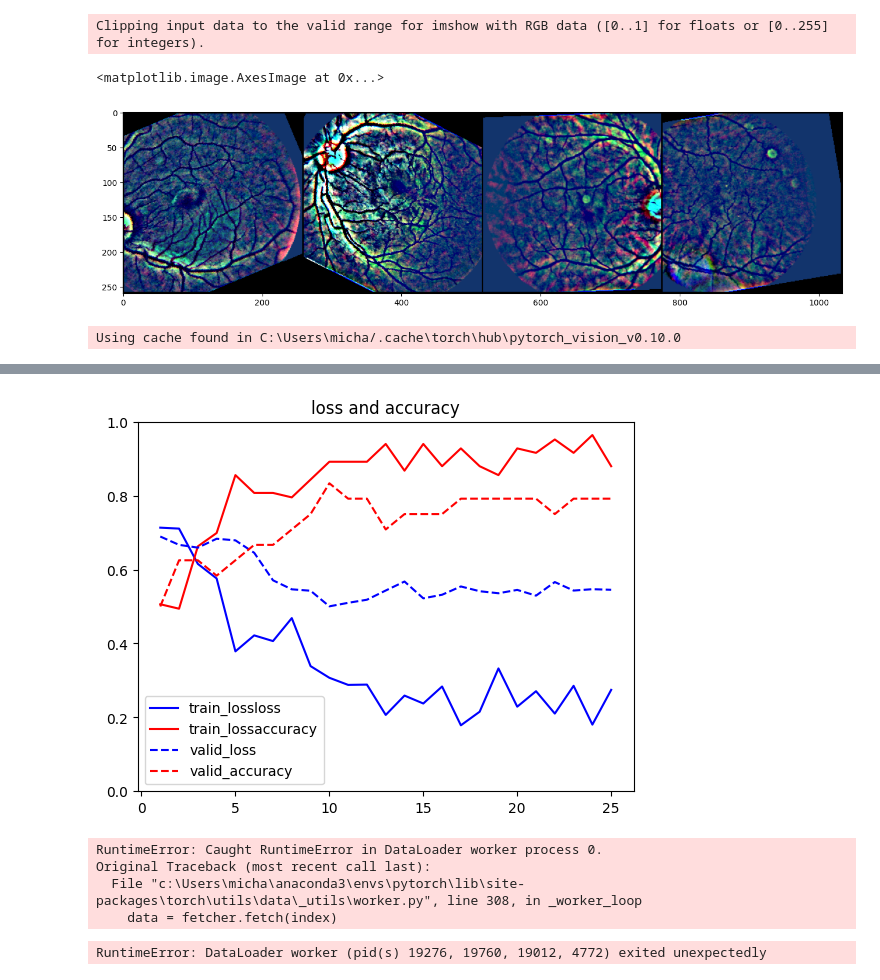
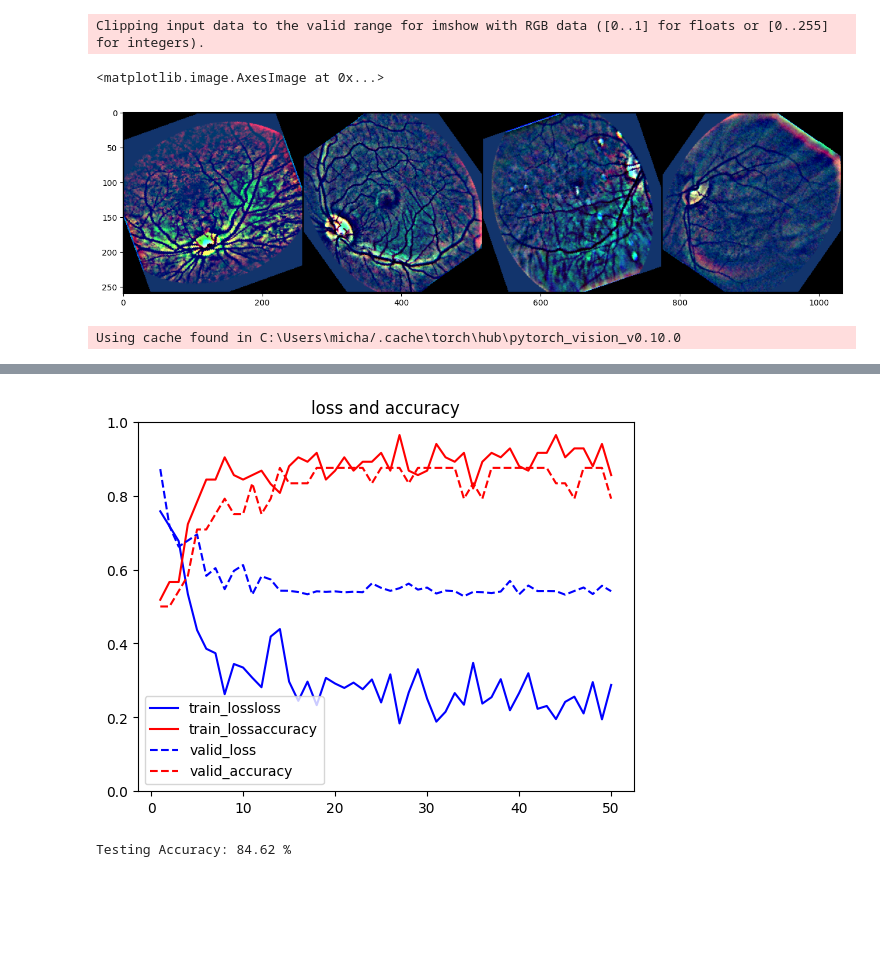
Before and after one commit to Mpasiowiec/Analiza-obrazu-i-diagnozowanie-cukrzycy-na-podstawie-zdjec-dna-oka, a Jupyter notebook: densenet/DenseNet.ipynb, the cells around one changed output, grey strips where cells are left out. Drawn from its saved outputs; the diff is of its cells as text; code cells hidden in the pictures; blank space fills up the shorter version.

Commit message:
model 50eopochs

```diff
--- a/densenet/DenseNet.ipynb
+++ b/densenet/DenseNet.ipynb
@@ -27,19 +27,19 @@ def imshow(inp, title=None):
 # %%
 data_transforms = {
     'train': transforms.Compose([
-        transforms.Resize(256),
+        transforms.Resize((256, 256)),
         transforms.RandomRotation(degrees=(0, 180)),
         transforms.RandomCrop(size=(256, 256)),
         transforms.ToTensor(),
         transforms.Normalize([0.485, 0.456, 0.406], [0.229, 0.224, 0.225])
     ]),
     'val': transforms.Compose([
-        transforms.Resize(256),
+        transforms.Resize((256, 256)),
         transforms.ToTensor(),
         transforms.Normalize([0.485, 0.456, 0.406], [0.229, 0.224, 0.225])
     ]),
     'test': transforms.Compose([
-        transforms.Resize(256),
+        transforms.Resize((256, 256)),
         transforms.ToTensor(),
         transforms.Normalize([0.485, 0.456, 0.406], [0.229, 0.224, 0.225])
     ])
@@ -61,7 +61,7 @@ plt.imshow(np.transpose(np_grid_imgs, (1,2,0)))
 # %% [output]
 Clipping input data to the valid range for imshow with RGB data ([0..1] for floats or [0..255] for integers).
 <matplotlib.image.AxesImage at 0x...>
-[figure, old version]
+[figure, new version]
 # %%
 model_ft = torch.hub.load('pytorch/vision:v0.10.0', 'densenet121', pretrained=True)
 num_ftrs = model_ft.classifier.in_features
@@ -183,6 +183,6 @@ def test_model(model):
             model.train(mode=was_training)
     print('Testing Accuracy: {:.2f} %'.format(100*test_acc/dataset_sizes['test']))
 # %%
-model_ft = train_model(model_ft, criterion, optimizer_ft, exp_lr_scheduler, num_epochs=25)
+model_ft = train_model(model_ft, criterion, optimizer_ft, exp_lr_scheduler, num_epochs=50)
 test_model(model_ft)
 # %% [output]
@@ -206,10 +206,3 @@ Best val Acc: 0.833333
-[figure, old version]
+[figure, new version]
-RuntimeError: Caught RuntimeError in DataLoader worker process 0.
-Original Traceback (most recent call last):
-  File "c:\Users\micha\anaconda3\envs\pytorch\lib\site-packages\torch\utils\data\_utils\worker.py", line 308, in _worker_loop
-    data = fetcher.fetch(index)
+Testing Accuracy: 84.62 %
-# %%
-test_model(model_ft)
-# %% [output]
-RuntimeError: DataLoader worker (pid(s) 19276, 19760, 19012, 4772) exited unexpectedly
 # %%
```
Also changed, not shown: parts of 2 cells of this notebook.
